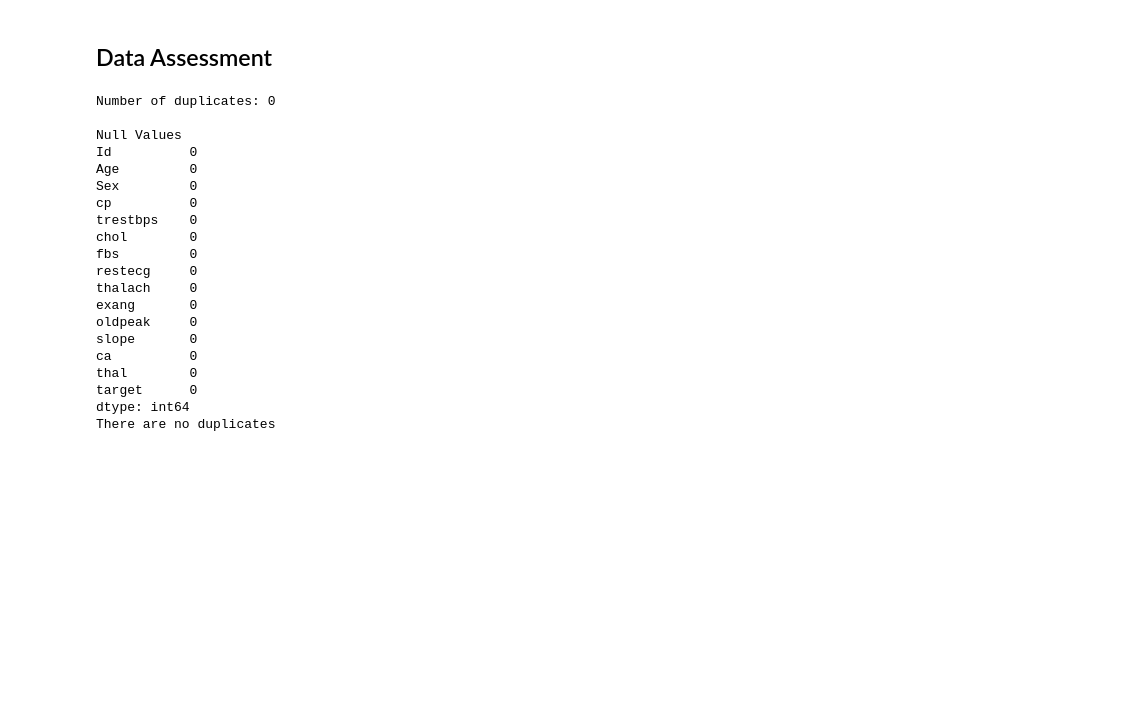
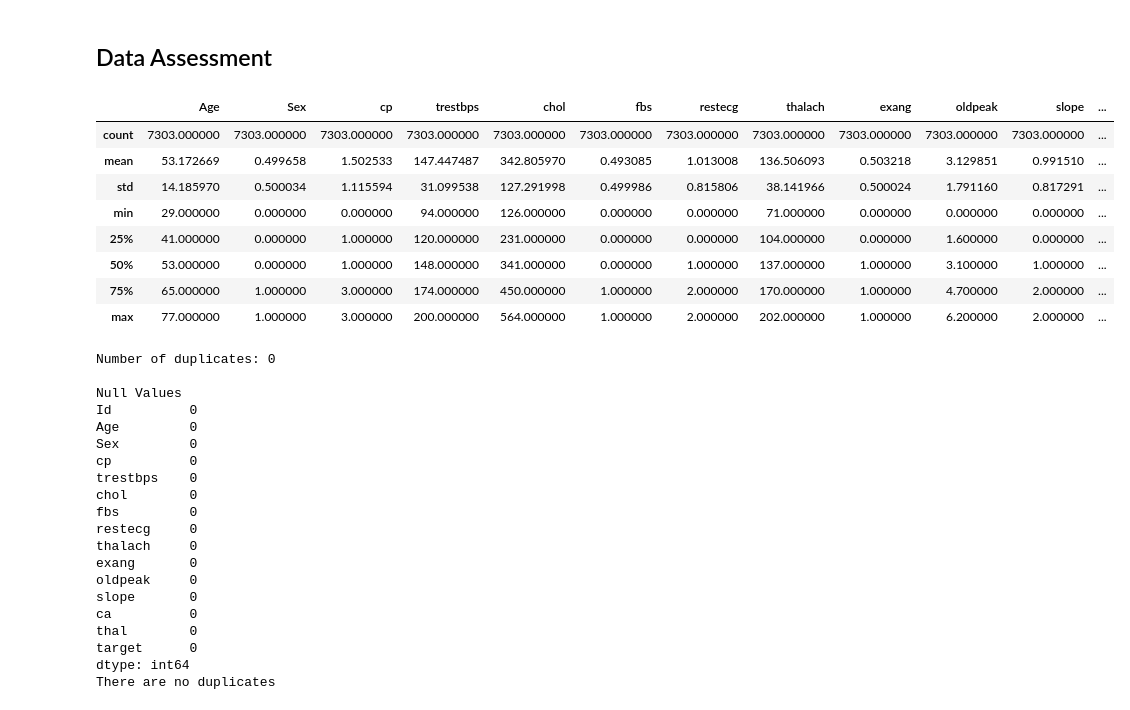
Before and after one commit to victorsomadina/Health-Analysis-Prediction-on-Heart-Diseases, a Jupyter notebook: EDA.ipynb, the cells around one changed output. Cells and saved outputs as stored; diff of their text form; code cells hidden in the pictures; blank space fills up the shorter version.

```diff
--- a/Heart Disease.ipynb
+++ b/EDA.ipynb
@@ -32,5 +19,17 @@ Name: count, dtype: int64
 # %% [markdown]
 ## Data Assessment
+# %%
+train.iloc[:, 1:].describe()
+# %% [output]
+|  | Age | Sex | cp | trestbps | chol | fbs | restecg | thalach | exang | oldpeak | slope | ... |
+| count | 7303.000000 | 7303.000000 | 7303.000000 | 7303.000000 | 7303.000000 | 7303.000000 | 7303.000000 | 7303.000000 | 7303.000000 | 7303.000000 | 7303.000000 | ... |
+| mean | 53.172669 | 0.499658 | 1.502533 | 147.447487 | 342.805970 | 0.493085 | 1.013008 | 136.506093 | 0.503218 | 3.129851 | 0.991510 | ... |
+| std | 14.185970 | 0.500034 | 1.115594 | 31.099538 | 127.291998 | 0.499986 | 0.815806 | 38.141966 | 0.500024 | 1.791160 | 0.817291 | ... |
+| min | 29.000000 | 0.000000 | 0.000000 | 94.000000 | 126.000000 | 0.000000 | 0.000000 | 71.000000 | 0.000000 | 0.000000 | 0.000000 | ... |
+| 25% | 41.000000 | 0.000000 | 1.000000 | 120.000000 | 231.000000 | 0.000000 | 0.000000 | 104.000000 | 0.000000 | 1.600000 | 0.000000 | ... |
+| 50% | 53.000000 | 0.000000 | 1.000000 | 148.000000 | 341.000000 | 0.000000 | 1.000000 | 137.000000 | 1.000000 | 3.100000 | 1.000000 | ... |
+| 75% | 65.000000 | 1.000000 | 3.000000 | 174.000000 | 450.000000 | 1.000000 | 2.000000 | 170.000000 | 1.000000 | 4.700000 | 2.000000 | ... |
+| max | 77.000000 | 1.000000 | 3.000000 | 200.000000 | 564.000000 | 1.000000 | 2.000000 | 202.000000 | 1.000000 | 6.200000 | 2.000000 | ... |
 # %%
 def assess(data):
     ''' Checks the basic data assessment protocol'''
```
Also changed, not shown: parts of 6 cells of this notebook, 19 other files.
